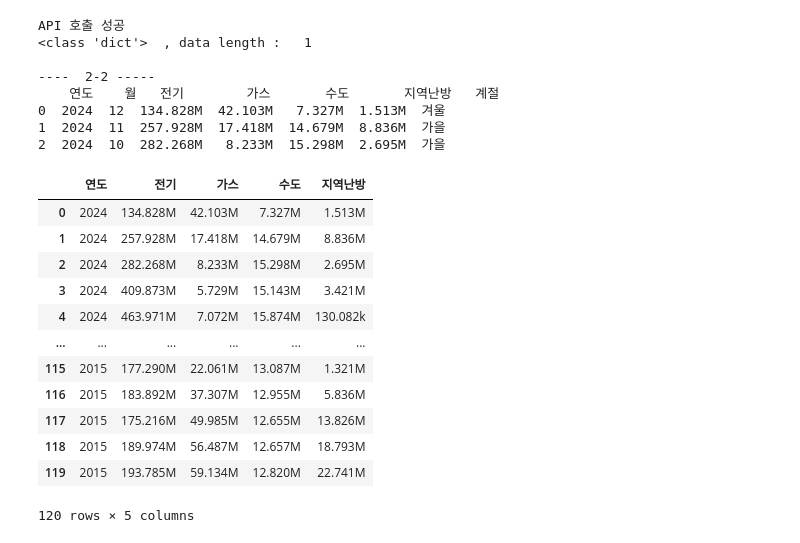
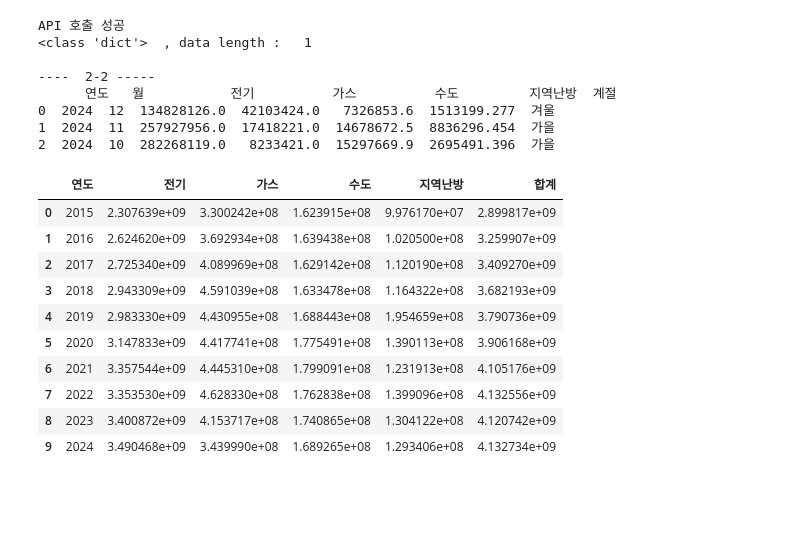
Before and after one commit to hillwalking/2025-2-Data-Analysis, a Jupyter notebook: ecomileage.ipynb, the cells around one changed output. Saved outputs shown, nothing was run; the diff lists cells and outputs as text; code cells hidden in the pictures; blank space fills up the shorter version.

```diff
--- a/ecomileage.ipynb
+++ b/ecomileage.ipynb
@@ -29,6 +29,7 @@ import requests
 import json
 import pandas as pd
 import numpy as np
+import matplotlib as mpl
 import matplotlib.pyplot as plt
 
 ## 시각화 패키지와 한글 폰트 지정
@@ -82,47 +83,54 @@ df_p['GUS'] = df_p['GUS'].apply(lambda  x: float(x))
 df_p['WUS'] = df_p['WUS'].apply(lambda  x: float(x))
 df_p['HUS'] = df_p['HUS'].apply(lambda  x: float(x))
 
 # 2015년부터 2024년까지 행 추출
 df_p = df_p[(df_p['YEAR'] > 2014) & (df_p['YEAR'] < 2025)]
 
 # 인덱스 정리
 df_p = df_p.reset_index(drop=True)
 
 #print('\n----  2-1 ----\n')
 #print(df.head(3))
 
 # 월 범위에 따라 계절 지정하기
 df_p.loc[(df_p['MON'] ==3) | (df_p['MON'] ==4) | (df_p['MON'] ==5), 'SEASON'] = '봄'
 df_p.loc[(df_p['MON'] ==6) | (df_p['MON'] ==7) | (df_p['MON'] ==8), 'SEASON'] = '여름'
 df_p.loc[(df_p['MON'] ==9) | (df_p['MON'] ==10) | (df_p['MON'] ==11), 'SEASON'] = '가을'
 df_p.loc[(df_p['MON'] ==1) | (df_p['MON'] ==2) | (df_p['MON'] ==12), 'SEASON'] = '겨울'
 
 #컬럼명 한글로 바꾸기
 df_p= df_p.rename(columns={'YEAR':'연도', 'MON':'월', 'EUS':'전기', 'GUS':'가스', 'WUS':'수도', 'HUS':'지역난방', 'SEASON':'계절'})
 print('\n----  2-2 -----\n',df_p.head(3))
 
 # 계산할 컬럼으로 부분 데이터프레임으로 만든다.
 df_sub = df_p.loc[:,['연도','전기', '가스', '수도', '지역난방']]
 df_sub
+
+# 연도를 기준으로 groupby  sum 하면 연도별 항목별 열합계 프레임
+df_year = df_sub.groupby('연도').sum()
+
+# 연도별로 에너지항목 행합계 추가
+df_year['합계'] = df_year.sum(axis=1)
+df_year = df_year.reset_index(drop=False)
+
+df_year
 # %% [output]
 API 호출 성공
 <class 'dict'>  , data length :   1
 
 ----  2-2 -----
-    연도    월   전기        가스       수도       지역난방   계절
-0  2024  12  134.828M  42.103M   7.327M  1.513M  겨울
-1  2024  11  257.928M  17.418M  14.679M  8.836M  가을
-2  2024  10  282.268M   8.233M  15.298M  2.695M  가을
+      연도   월           전기          가스          수도         지역난방  계절
+0  2024  12  134828126.0  42103424.0   7326853.6  1513199.277  겨울
+1  2024  11  257927956.0  17418221.0  14678672.5  8836296.454  가을
+2  2024  10  282268119.0   8233421.0  15297669.9  2695491.396  가을
-|  | 연도 | 전기 | 가스 | 수도 | 지역난방 |
-| 0 | 2024 | 134.828M | 42.103M | 7.327M | 1.513M |
-| 1 | 2024 | 257.928M | 17.418M | 14.679M | 8.836M |
-| 2 | 2024 | 282.268M | 8.233M | 15.298M | 2.695M |
-| 3 | 2024 | 409.873M | 5.729M | 15.143M | 3.421M |
-| 4 | 2024 | 463.971M | 7.072M | 15.874M | 130.082k |
-| ... | ... | ... | ... | ... | ... |
-| 115 | 2015 | 177.290M | 22.061M | 13.087M | 1.321M |
-| 116 | 2015 | 183.892M | 37.307M | 12.955M | 5.836M |
-| 117 | 2015 | 175.216M | 49.985M | 12.655M | 13.826M |
-| 118 | 2015 | 189.974M | 56.487M | 12.657M | 18.793M |
-| 119 | 2015 | 193.785M | 59.134M | 12.820M | 22.741M |
+|  | 연도 | 전기 | 가스 | 수도 | 지역난방 | 합계 |
+| 0 | 2015 | 2.307639e+09 | 3.300242e+08 | 1.623915e+08 | 9.976170e+07 | 2.899817e+09 |
+| 1 | 2016 | 2.624620e+09 | 3.692934e+08 | 1.639438e+08 | 1.020500e+08 | 3.259907e+09 |
+| 2 | 2017 | 2.725340e+09 | 4.089969e+08 | 1.629142e+08 | 1.120190e+08 | 3.409270e+09 |
+| 3 | 2018 | 2.943309e+09 | 4.591039e+08 | 1.633478e+08 | 1.164322e+08 | 3.682193e+09 |
+| 4 | 2019 | 2.983330e+09 | 4.430955e+08 | 1.688443e+08 | 1.954659e+08 | 3.790736e+09 |
+| 5 | 2020 | 3.147833e+09 | 4.417741e+08 | 1.775491e+08 | 1.390113e+08 | 3.906168e+09 |
+| 6 | 2021 | 3.357544e+09 | 4.445310e+08 | 1.799091e+08 | 1.231913e+08 | 4.105176e+09 |
+| 7 | 2022 | 3.353530e+09 | 4.628330e+08 | 1.762838e+08 | 1.399096e+08 | 4.132556e+09 |
+| 8 | 2023 | 3.400872e+09 | 4.153717e+08 | 1.740865e+08 | 1.304122e+08 | 4.120742e+09 |
+| 9 | 2024 | 3.490468e+09 | 3.439990e+08 | 1.689265e+08 | 1.293406e+08 | 4.132734e+09 |
-120 rows × 5 columns
```
Also changed, not shown: parts of 5 cells of this notebook.
